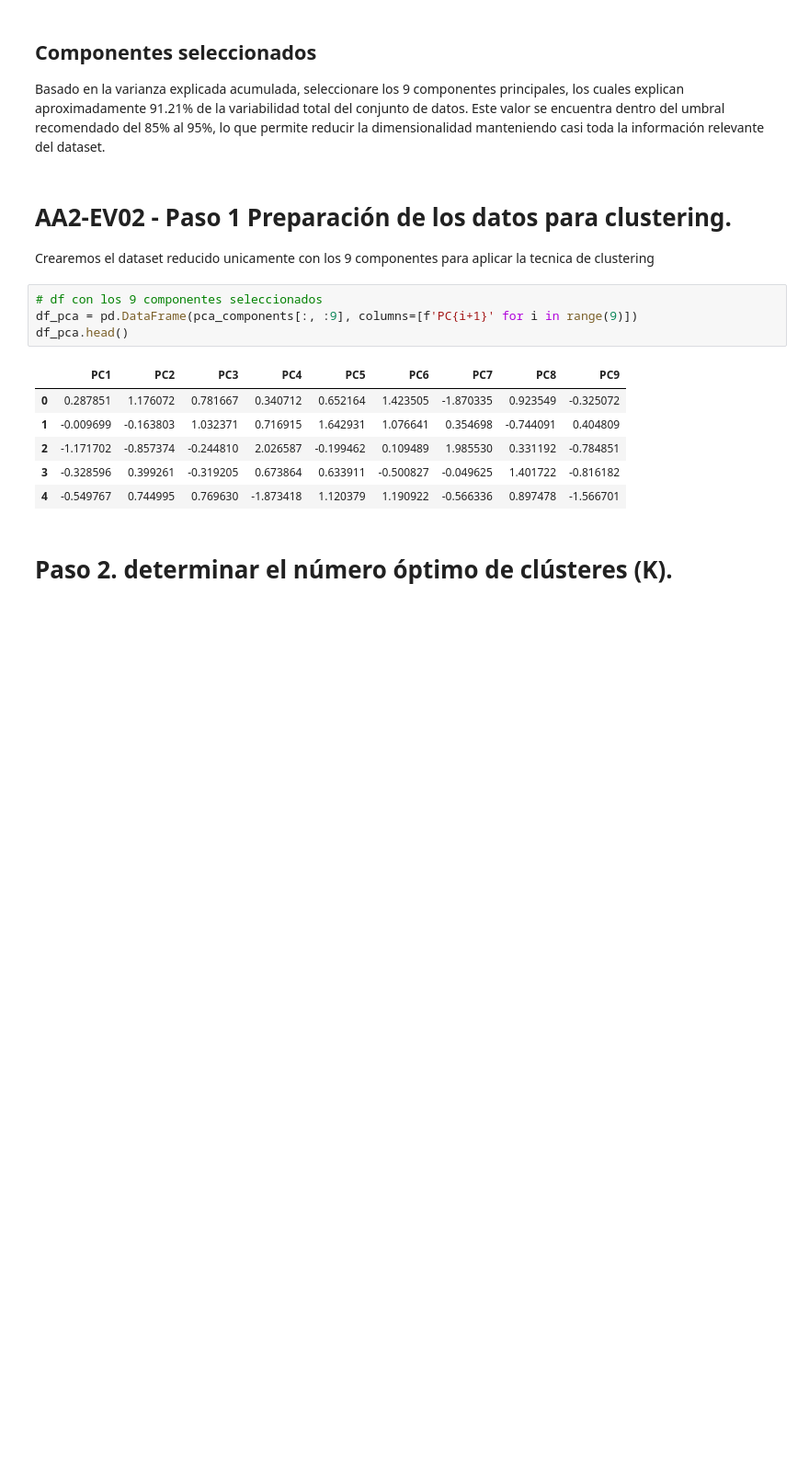
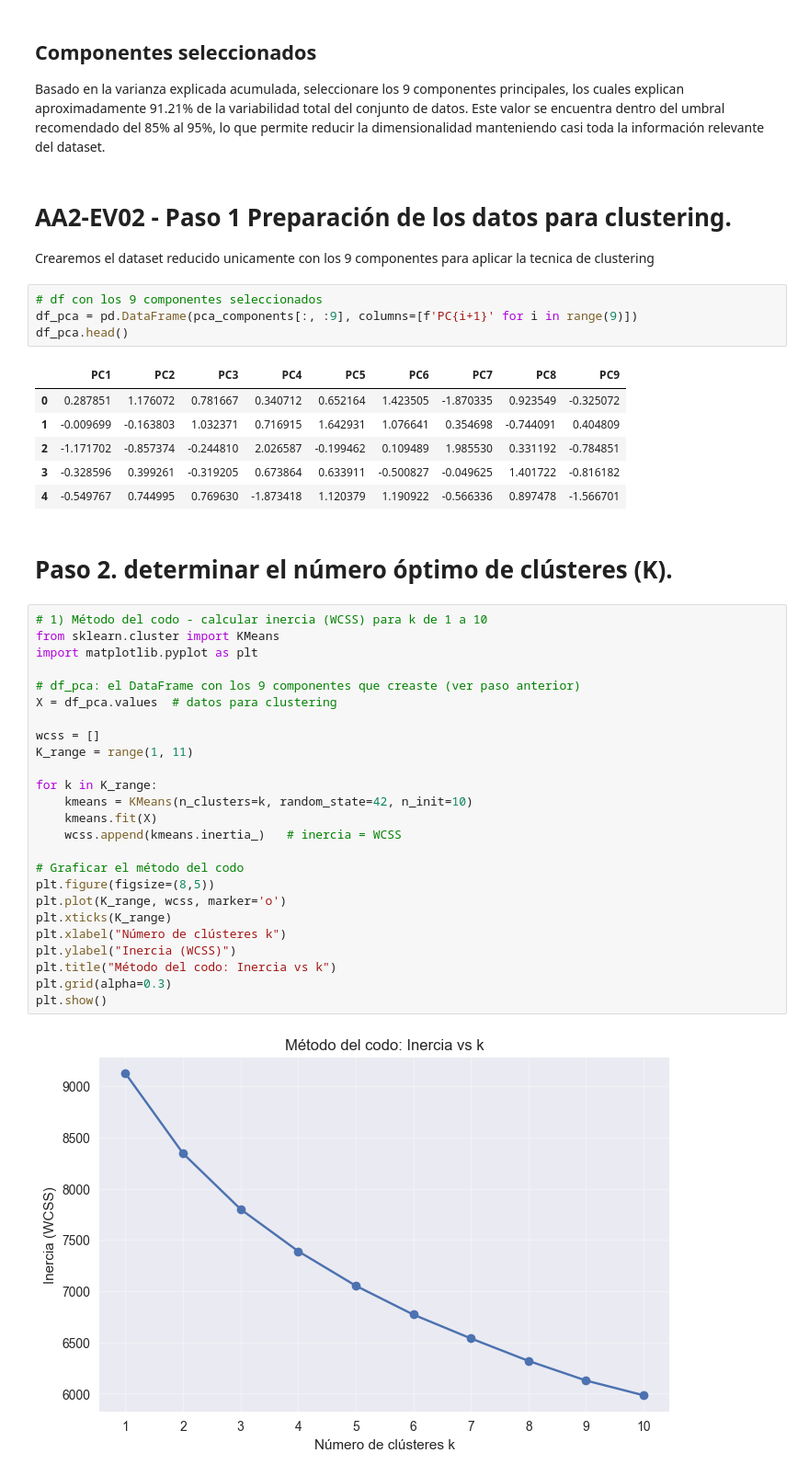
Before and after one commit to LinaMariaa2/Proyecto_Gestion_Datos_Modelos_IA, a Jupyter notebook: campaña_marketing.ipynb, the cells around one changed output. Shown: that part at 92% size. Saved outputs shown, nothing was run; the diff lists cells and outputs as text; blank space fills up the shorter version.

Commit message:
Determinando el numero de clusteres

```diff
--- a/campaña_marketing.ipynb
+++ b/campaña_marketing.ipynb
@@ -384,3 +384,30 @@ df_pca.head()
 | 4 | -0.549767 | 0.744995 | 0.769630 | -1.873418 | 1.120379 | 1.190922 | -0.566336 | 0.897478 | -1.566701 |
 # %% [markdown]
 # Paso 2. determinar el número óptimo de clústeres (K).
+# %%
+# 1) Método del codo - calcular inercia (WCSS) para k de 1 a 10
+from sklearn.cluster import KMeans
+import matplotlib.pyplot as plt
+
+# df_pca: el DataFrame con los 9 componentes que creaste (ver paso anterior)
+X = df_pca.values  # datos para clustering
+
+wcss = []
+K_range = range(1, 11)
+
+for k in K_range:
+    kmeans = KMeans(n_clusters=k, random_state=42, n_init=10)
+    kmeans.fit(X)
+    wcss.append(kmeans.inertia_)   # inercia = WCSS
+
+# Graficar el método del codo
+plt.figure(figsize=(8,5))
+plt.plot(K_range, wcss, marker='o')
+plt.xticks(K_range)
+plt.xlabel("Número de clústeres k")
+plt.ylabel("Inercia (WCSS)")
+plt.title("Método del codo: Inercia vs k")
+plt.grid(alpha=0.3)
+plt.show()
+# %% [output]
+[figure, added]
```
Also changed, not shown: parts of 2 cells of this notebook.
